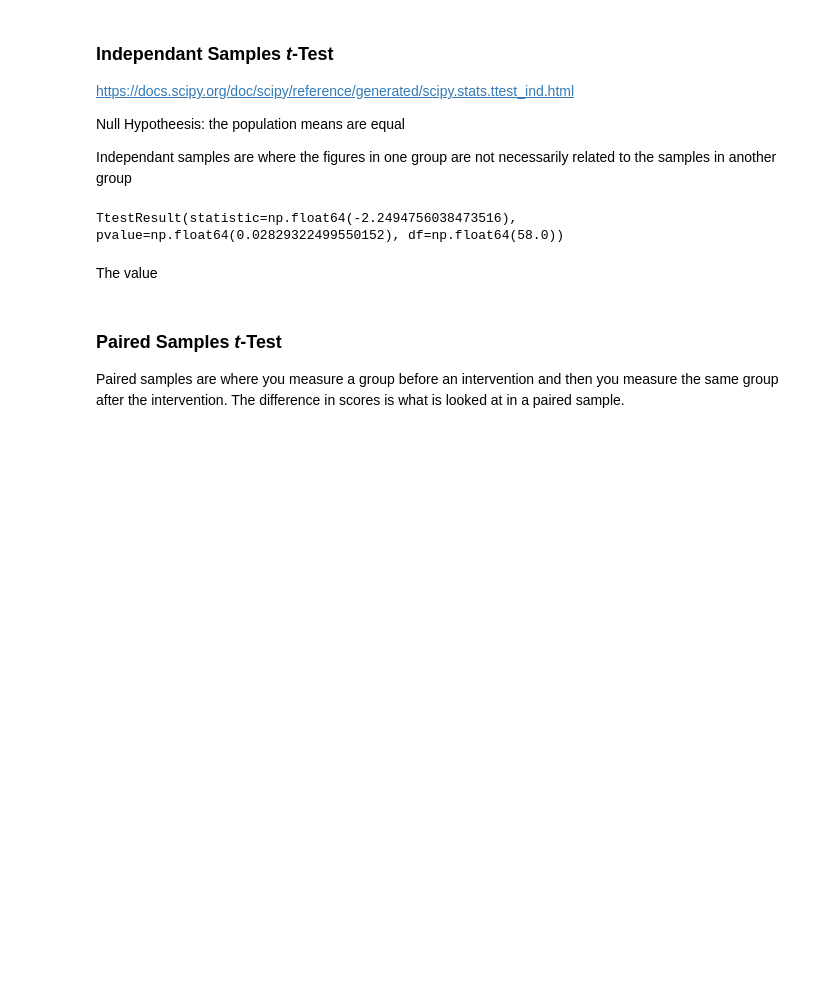
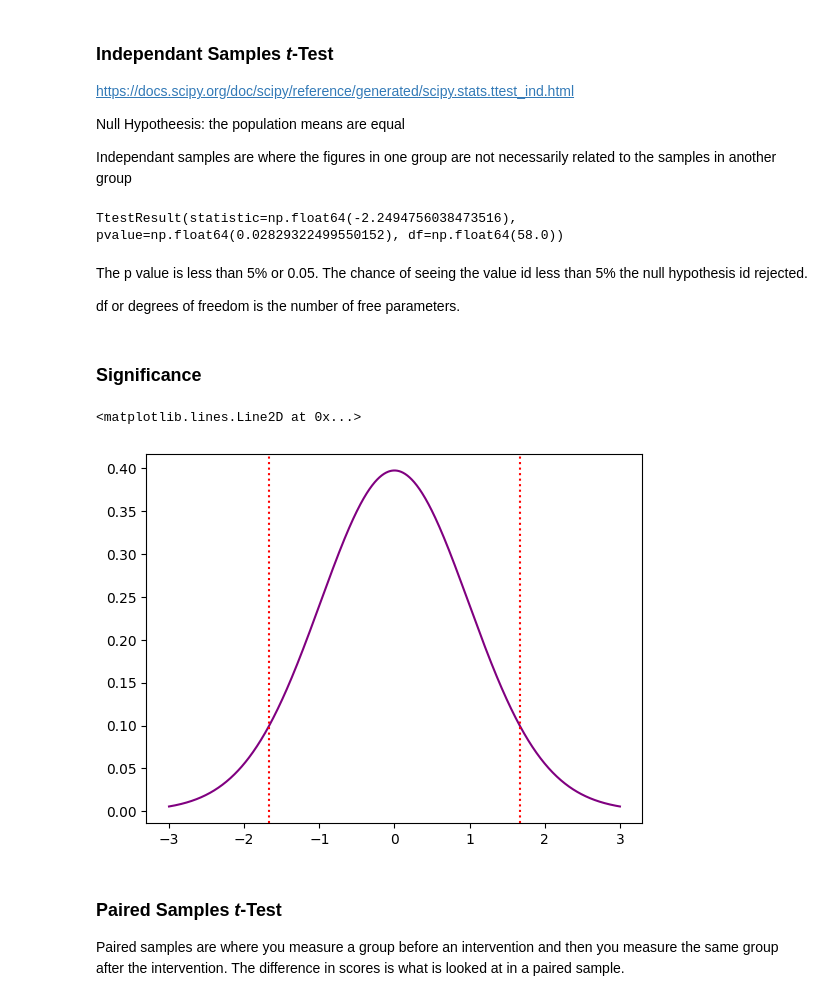
Before and after one commit to GraceMarySmyth/applied-statistics-assessment, a Jupyter notebook: problems.ipynb, the cells around one changed output. Saved outputs shown, nothing was run; the diff lists cells and outputs as text; code cells hidden in the pictures; blank space fills up the shorter version.

```diff
--- a/problems.ipynb
+++ b/problems.ipynb
@@ -1208,7 +1208,27 @@ stats.ttest_ind(group_a, group_b)
 # %% [output]
 TtestResult(statistic=np.float64(-2.2494756038473516), pvalue=np.float64(0.02829322499550152), df=np.float64(58.0))
 # %% [markdown]
-The value
+The p value is less than 5% or 0.05. The chance of seeing the value id less than 5% the null hypothesis id rejected.
+
+df or degrees of freedom is the number of free parameters.
+# %% [markdown]
+### Significance
+# %%
+# figure, axes
+fig, ax = plt.subplots()
+
+# x values
+x = np.linspace(-3.0, 3.0, 1000)
+
+# t distribution
+ax.plot(x, stats.t.pdf(x, df=58), 'purple', label=r'$t$ with$df=58$')
+
+# 0.05 cut offs
+ax.axvline(stats.t.ppf(0.05, df=58), color='red', linestyle=':', label='0.05 cut offs')
+ax.axvline(stats.t.ppf(0.95, df=58), color='red', linestyle=':')
+# %% [output]
+<matplotlib.lines.Line2D at 0x...>
+[figure, added]
 # %% [markdown]
 ### Paired Samples <i>t</i>-Test
 
```
